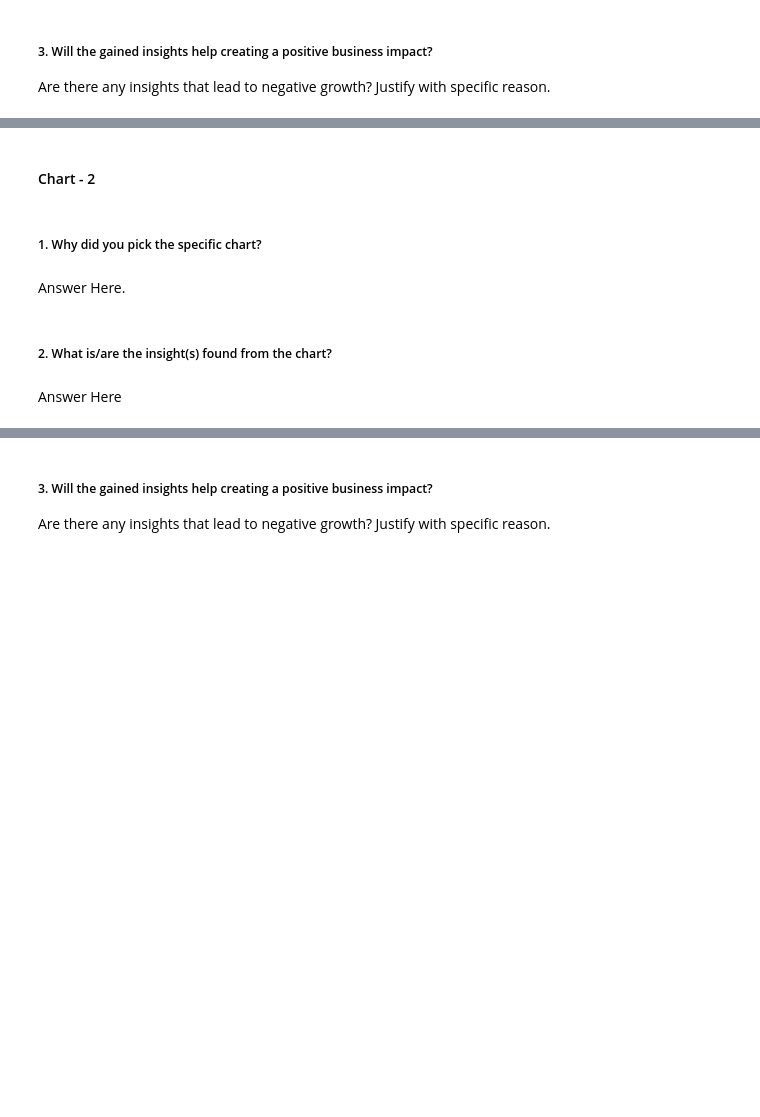
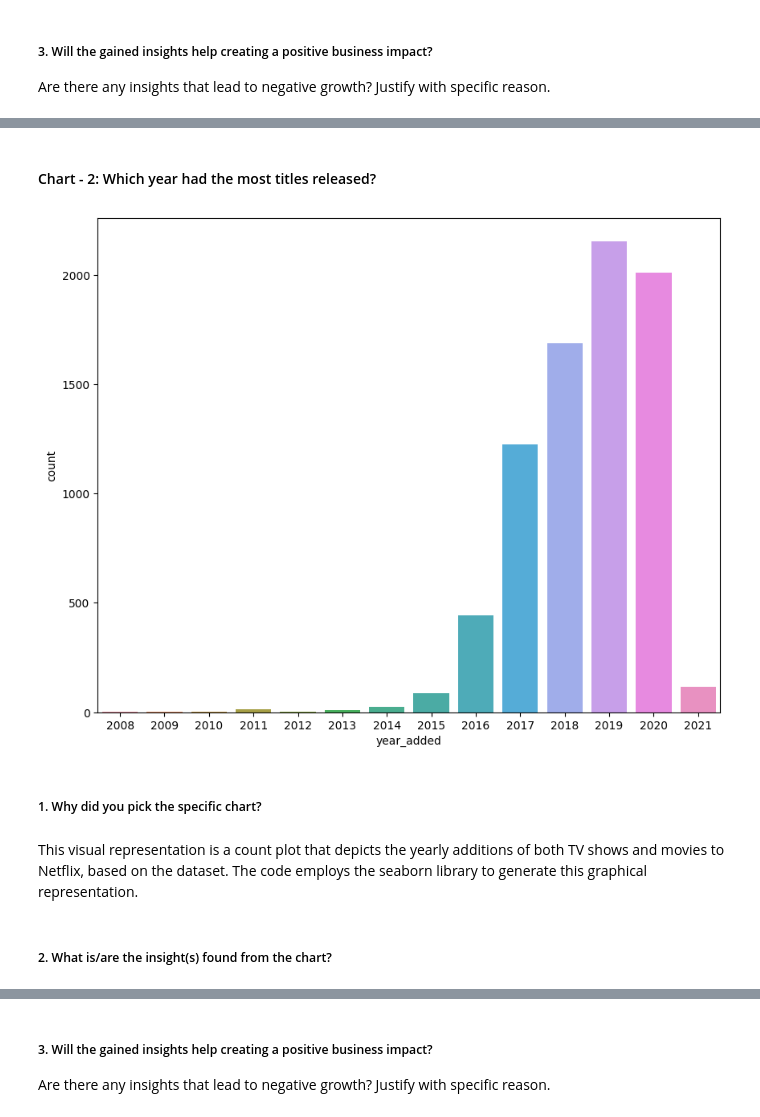
Before and after one commit to DevanshA2511/Netflix-Movies-And-TV-Shows-Clustering-Project, a Jupyter notebook: Netflix_Movies_And_TV_Shows_Clustering_Project.ipynb, the cells around one changed output, grey strips where cells are left out. Drawn from its saved outputs; the diff is of its cells as text; code cells hidden in the pictures; blank space fills up the shorter version.

```diff
--- a/Netflix_Movies_And_TV_Shows_Clustering_Project.ipynb
+++ b/Netflix_Movies_And_TV_Shows_Clustering_Project.ipynb
@@ -333,2 +376,2 @@ Answer Here
 # %% [markdown]
-#### Chart - 2
+#### Chart - 2: Which year had the most titles released?
@@ -337,8 +378,19 @@ Answer Here
+# %%
+# Chart - 2 visualization code
+# Plotting the Countplot
+
+plt.figure(figsize=(10, 8))
+
+# Use sns.countplot to create the countplot
+ax = sns.countplot(data=df, x='year_added')
+
+# Show the plot
+plt.show()
+# %% [output]
+[figure, added]
 # %% [markdown]
 ##### 1. Why did you pick the specific chart?
-# %% [markdown]
-Answer Here.
+# %% [markdown]
+This visual representation is a count plot that depicts the yearly additions of both TV shows and movies to Netflix, based on the dataset. The code employs the seaborn library to generate this graphical representation.
 # %% [markdown]
 ##### 2. What is/are the insight(s) found from the chart?
-# %% [markdown]
-Answer Here
```
Also changed, not shown: parts of 67 cells of this notebook.
